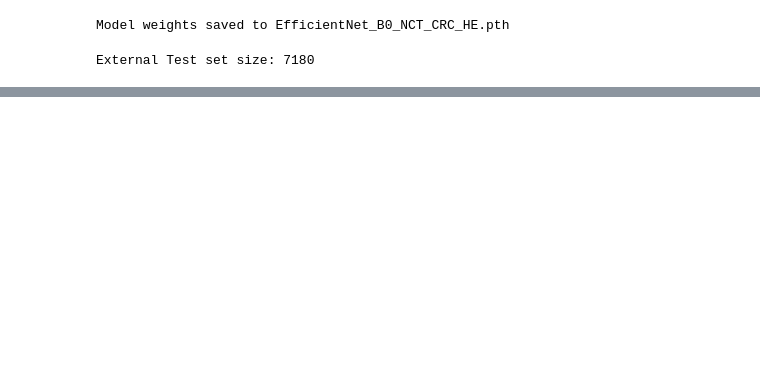
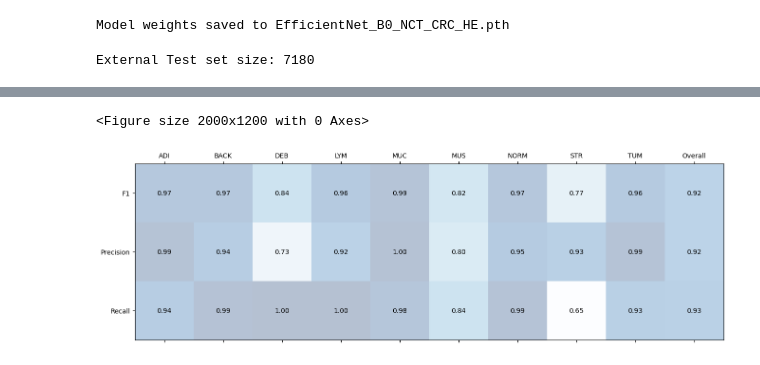
Before and after one commit to hun9008/AI_TeamProject_24FW-, a Jupyter notebook: HoViT_Experiments/EfficientNet_B0_NCT_CRC_HE.ipynb, the cells around one changed output, grey strips where cells are left out. Cells and saved outputs as stored; diff of their text form; code cells hidden in the pictures; blank space fills up the shorter version.

```diff
--- a/HoViT_Experiments/EfficientNet_B0_NCT_CRC_HE.ipynb
+++ b/HoViT_Experiments/EfficientNet_B0_NCT_CRC_HE.ipynb
@@ -487,9 +413,9 @@ def cv2_loader(path: str):
 # %%
 test_dir = './test/CRC-VAL-HE-7K'
 
-test_transforms = transforms.Compose([transforms.ToTensor(), transforms.Normalize([0.485, 0.456, 0.406], [0.229, 0.224, 0.225])])
-test_dataset = datasets.ImageFolder(test_dir, transform=test_transforms, loader=cv2_loader)
-test_dataloader = DataLoader(test_dataset, batch_size=32, shuffle=False, num_workers=4, pin_memory=False, drop_last=False)
+test_transforms = transforms.Compose([transforms.ToTensor()])
+test_dataset = datasets.ImageFolder(test_dir, transform=test_transforms)
+test_dataloader = DataLoader(test_dataset, batch_size=32, shuffle=False)
 print(f"External Test set size: {len(test_dataset)}")
 # %% [output]
 External Test set size: 7180
@@ -516,0 +470,2 @@ Balanced Accuracy: 0.26656238777358054
+# %%
+overall_f1, overall_recall, overall_precision, f1_per_class, recall_per_class, precision_per_class = score_evaluate(model, test_dataloader, criterion, device)
@@ -516,0 +485,35 @@ Balanced Accuracy: 0.26656238777358054
+# %%
+x = ["ADI", "BACK", "DEB", "LYM", "MUC", "MUS", "NORM", 'STR', "TUM"]
+y = ["F1", "Precision", "Recall"]
+
+f1_score_list = []
+precision_score_list = []
+recall_score_list = []
+
+for i, class_name in enumerate(x):
+    f1_score_list.append(f1_per_class[i])
+    precision_score_list.append(precision_per_class[i])
+    recall_score_list.append(recall_per_class[i])
+
+x.append("Overall")
+f1_score_list.append(overall_f1)
+precision_score_list.append(overall_precision)
+recall_score_list.append(overall_recall)
+
+score_list = [f1_score_list, precision_score_list, recall_score_list]
+score_list = np.array(score_list)
+plt.figure(figsize=(20, 12))
+score_cm = plt.matshow(score_list, cmap=plt.cm.Blues, alpha=0.3)
+plt.xticks(range(len(x)), x)
+plt.yticks(range(len(y)), y)
+for i in range(len(y)):
+    for j in range(len(x)):
+        # 행렬의 각각의 수치를 각 칸의 중앙에 넣어준다
+        plt.text(x=j, y=i,
+                     s="{:.2f}".format(score_list[i, j]),
+                     va='center',
+                     ha='center',
+                     )
+# %% [output]
+<Figure size 2000x1200 with 0 Axes>
+[figure, added]
```
Also changed, not shown: parts of 9 cells of this notebook.
